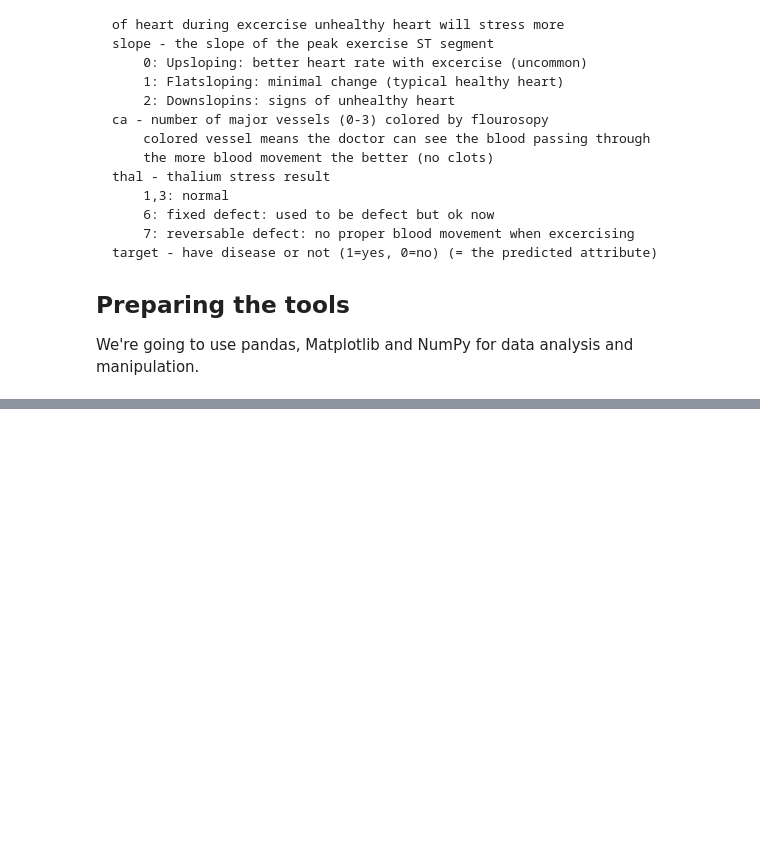
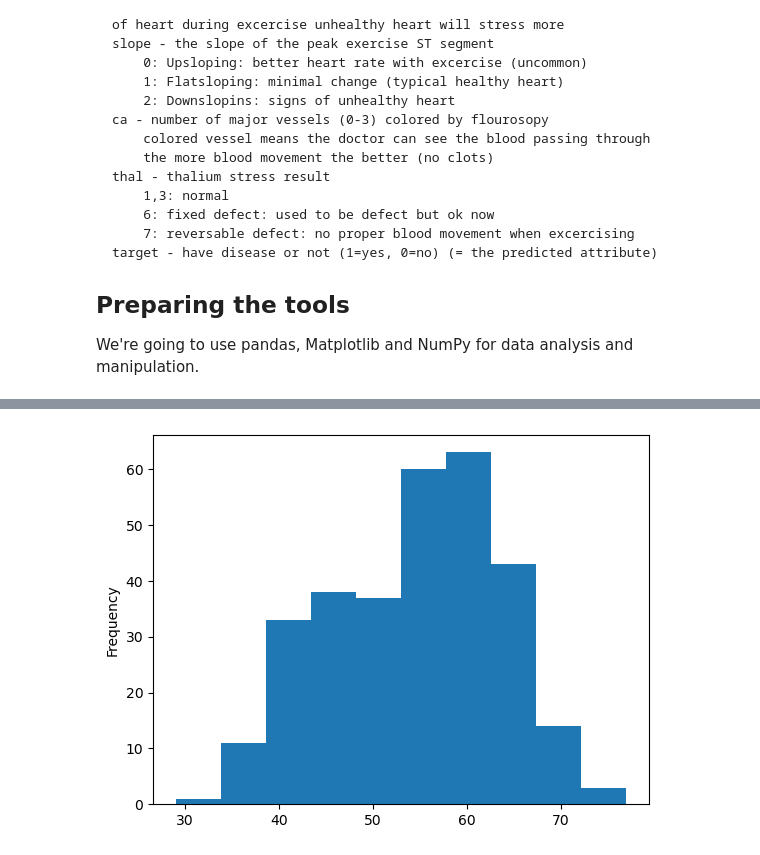
Before and after one commit to lgnassar/heart-disease-project, a Jupyter notebook: end-to-end-heart-disease-classification.ipynb, the cells around one changed output, grey strips where cells are left out. Cells and saved outputs as stored; diff of their text form; code cells hidden in the pictures; blank space fills up the shorter version.

```diff
--- a/end-to-end-heart-disease-classification.ipynb
+++ b/end-to-end-heart-disease-classification.ipynb
@@ -98,0 +247,5 @@ from sklearn.metrics import plot_roc_curve
+# %%
+# Check the distribution of the age column with a histogram
+df.age.plot.hist();
+# %% [output]
+[figure, added]
```
Also changed, not shown: parts of 16 cells of this notebook.
